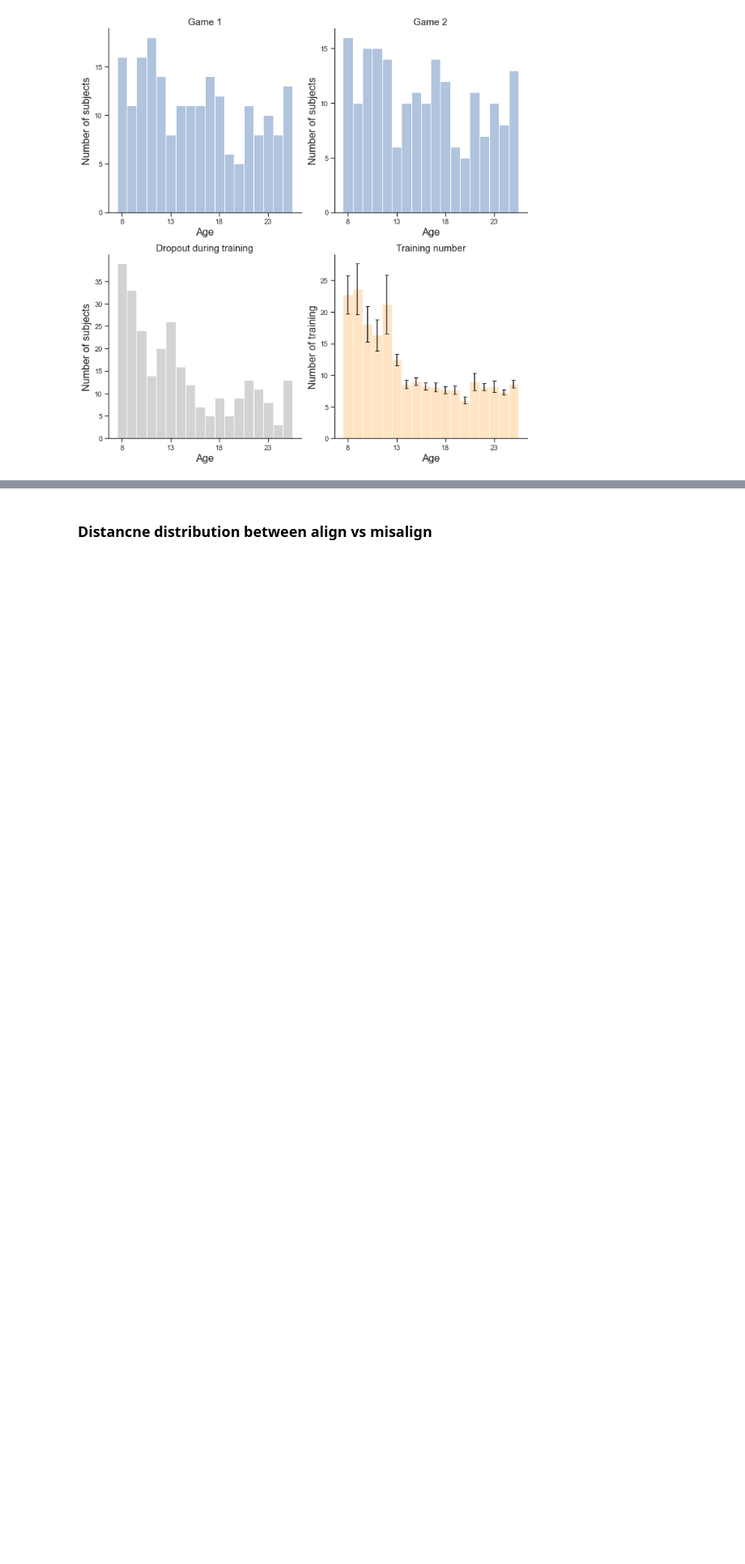
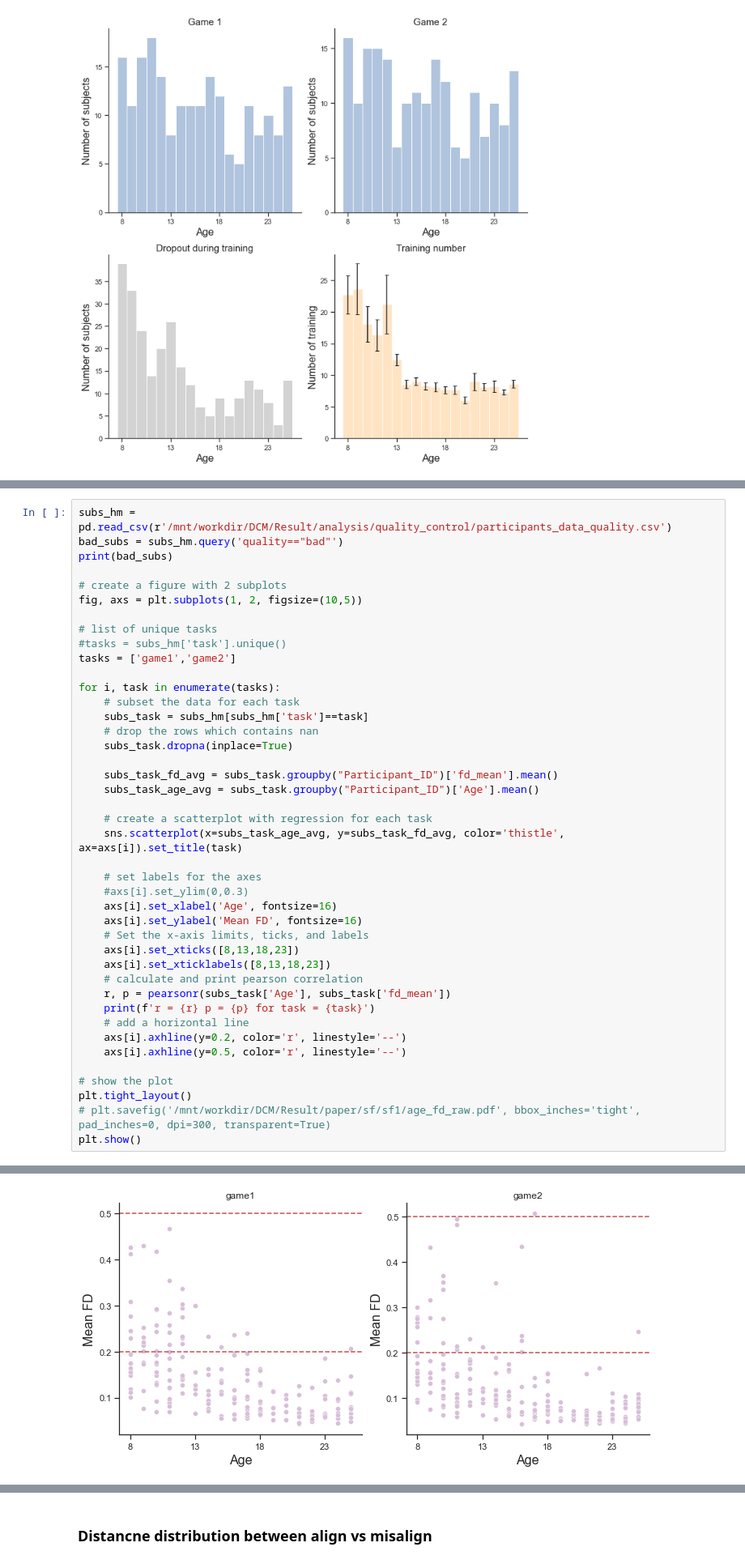
Before and after one commit to YukunQu/DCM, a Jupyter notebook: analysis/mri/figure/sf.ipynb, the cells around one changed output, grey strips where cells are left out. Shown at 81% size. Drawn from its saved outputs; the diff is of its cells as text; blank space fills up the shorter version.

```diff
--- a/analysis/mri/figure/sf.ipynb
+++ b/analysis/mri/figure/sf.ipynb
@@ -123,0 +161,43 @@ plt.show()
+# %%
+subs_hm = pd.read_csv(r'/mnt/workdir/DCM/Result/analysis/quality_control/participants_data_quality.csv')
+bad_subs = subs_hm.query('quality=="bad"')
+print(bad_subs)
+
+# create a figure with 2 subplots
+fig, axs = plt.subplots(1, 2, figsize=(10,5))
+
+# list of unique tasks
+#tasks = subs_hm['task'].unique()
+tasks = ['game1','game2']
+
+for i, task in enumerate(tasks):
+    # subset the data for each task
+    subs_task = subs_hm[subs_hm['task']==task]
+    # drop the rows which contains nan
+    subs_task.dropna(inplace=True)
+
+    subs_task_fd_avg = subs_task.groupby("Participant_ID")['fd_mean'].mean()
+    subs_task_age_avg = subs_task.groupby("Participant_ID")['Age'].mean()
+
+    # create a scatterplot with regression for each task
+    sns.scatterplot(x=subs_task_age_avg, y=subs_task_fd_avg, color='thistle', ax=axs[i]).set_title(task)
+
+    # set labels for the axes
+    #axs[i].set_ylim(0,0.3)
+    axs[i].set_xlabel('Age', fontsize=16)
+    axs[i].set_ylabel('Mean FD', fontsize=16)
+    # Set the x-axis limits, ticks, and labels
+    axs[i].set_xticks([8,13,18,23])
+    axs[i].set_xticklabels([8,13,18,23])
+    # calculate and print pearson correlation
+    r, p = pearsonr(subs_task['Age'], subs_task['fd_mean'])
+    print(f'r = {r} p = {p} for task = {task}')
+    # add a horizontal line
+    axs[i].axhline(y=0.2, color='r', linestyle='--')
+    axs[i].axhline(y=0.5, color='r', linestyle='--')
+
+# show the plot
+plt.tight_layout()
+# plt.savefig('/mnt/workdir/DCM/Result/paper/sf/sf1/age_fd_raw.pdf', bbox_inches='tight', pad_inches=0, dpi=300, transparent=True)
+plt.show()
+# %% [output]
@@ -123,0 +229 @@ plt.show()
+[figure, added]
```
Also changed, not shown: parts of 32 cells of this notebook, 38 other files.
